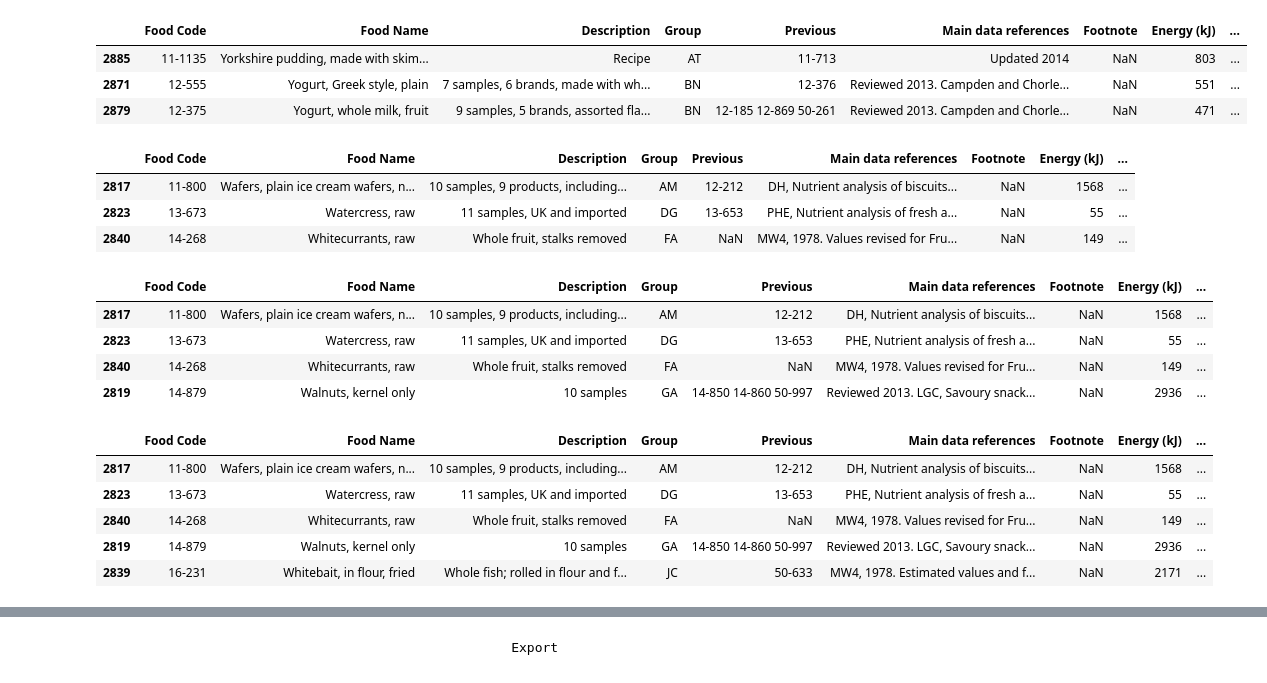
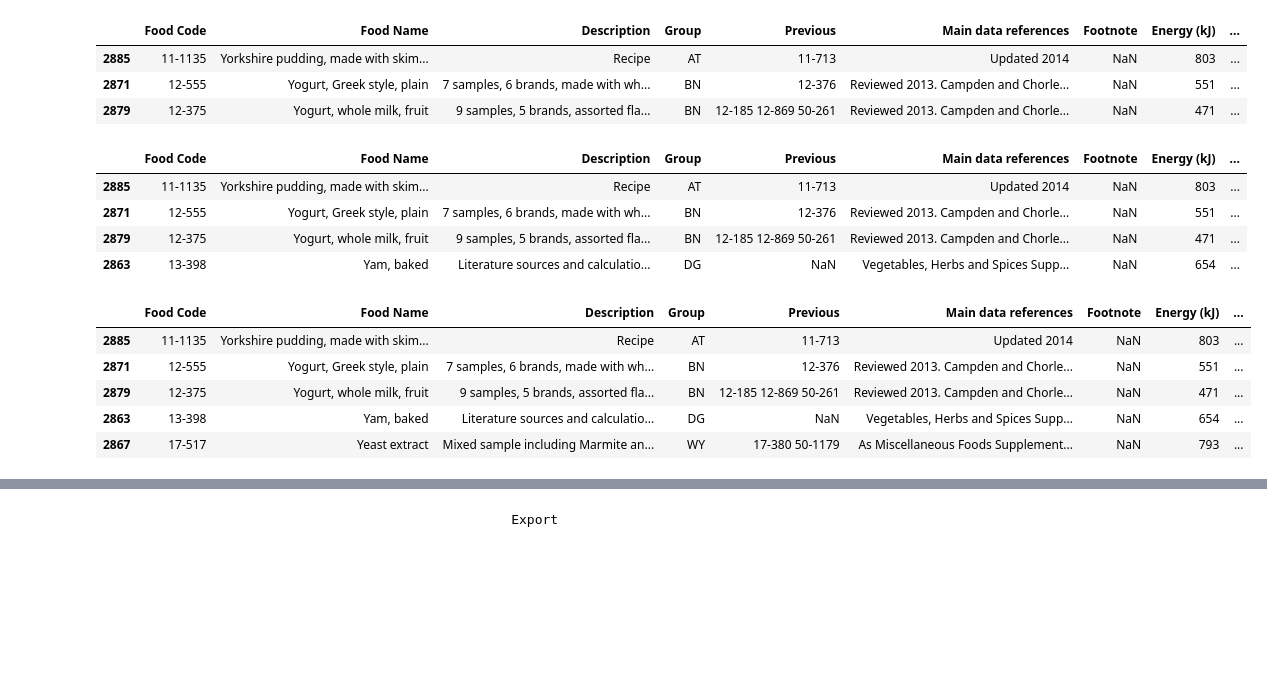
Before and after one commit to elliotkarikari/Product_Weight_Project, a Jupyter notebook: Jupter_notebooks/Reduction, Products that start with Y.ipynb, the cells around one changed output, grey strips where cells are left out. Cells and saved outputs as stored; diff of their text form; code cells hidden in the pictures; blank space fills up the shorter version.

```diff
--- a/Jupter_notebooks/Reduction, Products that start with Y.ipynb
+++ b/Jupter_notebooks/Reduction, Products that start with Y.ipynb
@@ -213,29 +213,21 @@ Red
 | 2871 | 12-555 | Yogurt, Greek style, plain | 7 samples, 6 brands, made with wh... | BN | 12-376 | Reviewed 2013. Campden and Chorle... | NaN | 551 | ... |
 | 2879 | 12-375 | Yogurt, whole milk, fruit | 9 samples, 5 brands, assorted fla... | BN | 12-185 12-869 50-261 | Reviewed 2013. Campden and Chorle... | NaN | 471 | ... |
 # %%
-Red2 = pd.concat([Red,filt_fa], axis=0, join='inner')
+Red2 = pd.concat([Red,filt_dg], axis=0, join='inner')
 Red2
 # %% [output]
 |  | Food Code | Food Name | Description | Group | Previous | Main data references | Footnote | Energy (kJ) | ... |
-| 2817 | 11-800 | Wafers, plain ice cream wafers, n... | 10 samples, 9 products, including... | AM | 12-212 | DH, Nutrient analysis of biscuits... | NaN | 1568 | ... |
-| 2823 | 13-673 | Watercress, raw | 11 samples, UK and imported | DG | 13-653 | PHE, Nutrient analysis of fresh a... | NaN | 55 | ... |
-| 2840 | 14-268 | Whitecurrants, raw | Whole fruit, stalks removed | FA | NaN | MW4, 1978. Values revised for Fru... | NaN | 149 | ... |
+| 2885 | 11-1135 | Yorkshire pudding, made with skim... | Recipe | AT | 11-713 | Updated 2014 | NaN | 803 | ... |
+| 2871 | 12-555 | Yogurt, Greek style, plain | 7 samples, 6 brands, made with wh... | BN | 12-376 | Reviewed 2013. Campden and Chorle... | NaN | 551 | ... |
+| 2879 | 12-375 | Yogurt, whole milk, fruit | 9 samples, 5 brands, assorted fla... | BN | 12-185 12-869 50-261 | Reviewed 2013. Campden and Chorle... | NaN | 471 | ... |
+| 2863 | 13-398 | Yam, baked | Literature sources and calculatio... | DG | NaN | Vegetables, Herbs and Spices Supp... | NaN | 654 | ... |
 # %%
-Red3 = pd.concat([Red2,filt_ga], axis=0, join='inner')
+Red3 = pd.concat([Red2,filt_wy], axis=0, join='inner')
 Red3
 # %% [output]
 |  | Food Code | Food Name | Description | Group | Previous | Main data references | Footnote | Energy (kJ) | ... |
-| 2817 | 11-800 | Wafers, plain ice cream wafers, n... | 10 samples, 9 products, including... | AM | 12-212 | DH, Nutrient analysis of biscuits... | NaN | 1568 | ... |
-| 2823 | 13-673 | Watercress, raw | 11 samples, UK and imported | DG | 13-653 | PHE, Nutrient analysis of fresh a... | NaN | 55 | ... |
-| 2840 | 14-268 | Whitecurrants, raw | Whole fruit, stalks removed | FA | NaN | MW4, 1978. Values revised for Fru... | NaN | 149 | ... |
-| 2819 | 14-879 | Walnuts, kernel only | 10 samples | GA | 14-850 14-860 50-997 | Reviewed 2013. LGC, Savoury snack... | NaN | 2936 | ... |
+| 2885 | 11-1135 | Yorkshire pudding, made with skim... | Recipe | AT | 11-713 | Updated 2014 | NaN | 803 | ... |
+| 2871 | 12-555 | Yogurt, Greek style, plain | 7 samples, 6 brands, made with wh... | BN | 12-376 | Reviewed 2013. Campden and Chorle... | NaN | 551 | ... |
+| 2879 | 12-375 | Yogurt, whole milk, fruit | 9 samples, 5 brands, assorted fla... | BN | 12-185 12-869 50-261 | Reviewed 2013. Campden and Chorle... | NaN | 471 | ... |
+| 2863 | 13-398 | Yam, baked | Literature sources and calculatio... | DG | NaN | Vegetables, Herbs and Spices Supp... | NaN | 654 | ... |
+| 2867 | 17-517 | Yeast extract | Mixed sample including Marmite an... | WY | 17-380 50-1179 | As Miscellaneous Foods Supplement... | NaN | 793 | ... |
-# %%
-Red4 = pd.concat([Red3,jc], axis=0, join='inner')
-Red4
-# %% [output]
-|  | Food Code | Food Name | Description | Group | Previous | Main data references | Footnote | Energy (kJ) | ... |
-| 2817 | 11-800 | Wafers, plain ice cream wafers, n... | 10 samples, 9 products, including... | AM | 12-212 | DH, Nutrient analysis of biscuits... | NaN | 1568 | ... |
-| 2823 | 13-673 | Watercress, raw | 11 samples, UK and imported | DG | 13-653 | PHE, Nutrient analysis of fresh a... | NaN | 55 | ... |
-| 2840 | 14-268 | Whitecurrants, raw | Whole fruit, stalks removed | FA | NaN | MW4, 1978. Values revised for Fru... | NaN | 149 | ... |
-| 2819 | 14-879 | Walnuts, kernel only | 10 samples | GA | 14-850 14-860 50-997 | Reviewed 2013. LGC, Savoury snack... | NaN | 2936 | ... |
-| 2839 | 16-231 | Whitebait, in flour, fried | Whole fish; rolled in flour and f... | JC | 50-633 | MW4, 1978. Estimated values and f... | NaN | 2171 | ... |
```
Also changed, not shown: parts of 5 cells of this notebook.
